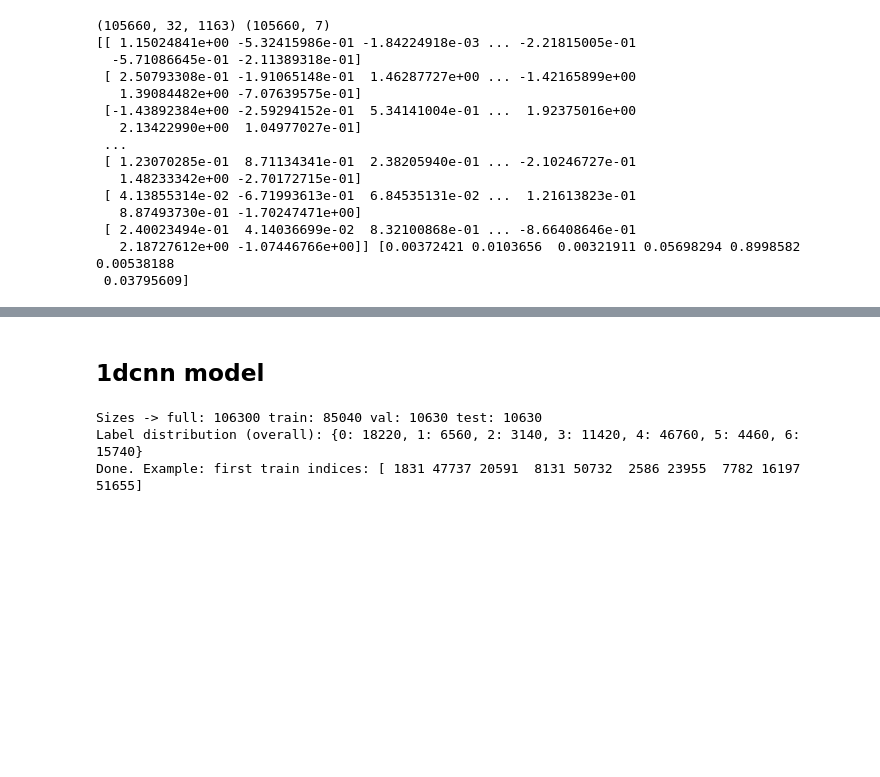
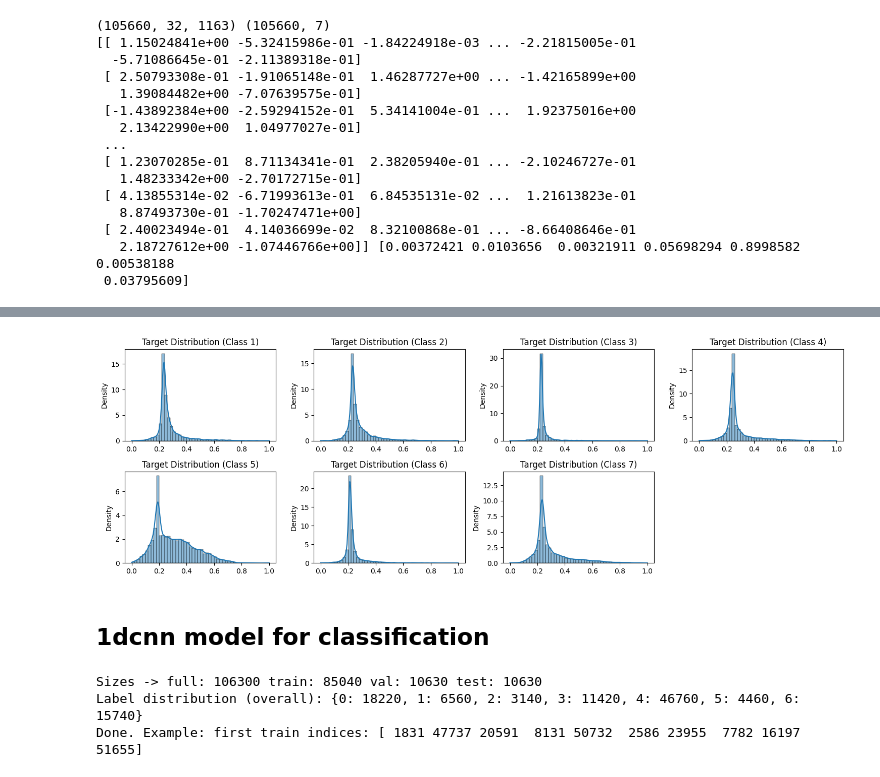
Before and after one commit to Jirapong2442/fMRI-Emotion-Analysis, a Jupyter notebook: get_regressor.ipynb, the cells around one changed output, grey strips where cells are left out. Cells and saved outputs as stored; diff of their text form; code cells hidden in the pictures; blank space fills up the shorter version.

```diff
--- a/get_regressor.ipynb
+++ b/get_regressor.ipynb
@@ -1240,0 +1277,12 @@ AttributeError: 'collections.OrderedDict' object has no attribute 'to'
+# %%
+import numpy as np
+
+# Set model to eval mode
+#load.eval()
+
+# Evaluate on test set
+test_results = evaluate_loss(model, test_loader, nn.SmoothL1Loss(), device=device, return_preds=True)
+metrics, preds, targets = test_results
+
+print("Test set metrics:")
+print(f"MSE: {metrics['mse']:.6f}, MAE: {metrics['mae']:.6f}, RMSE: {metrics['rmse']:.6f}")
@@ -1241,5 +1343,22 @@ AttributeError: 'collections.OrderedDict' object has no attribute 'to'
+# %%
+import numpy as np
+import matplotlib.pyplot as plt
+from scipy.stats import skew, kurtosis
+import seaborn as sns  # For KDE; install if needed, but optional
+# Assuming Y_windowed_mm is your memory-mapped array (105660, 7)
+n_classes = 7
+plt.figure(figsize=(15, 5))
+for i in range(n_classes):
+    y_i = Y_windowed_mm[:, i]  # Access one column (105660,)
+    plt.subplot(2, 4, i+1)
+    sns.histplot(y_i, bins=50, kde=True, stat="density")
+    plt.title(f"Target Distribution (Class {i+1})")
+plt.tight_layout()
+plt.show()
+# %% [output]
+[figure, added]
 # %% [markdown]
-## 1dcnn model
+## 1dcnn model for classification
 # %%
 Y_tmp = X1.iloc[:, 0:7].to_numpy()  # (5315, 7)
 Y_class = np.argmax(Y_tmp, axis=1)  # (5315,)
```
Also changed, not shown: parts of 74 cells of this notebook, 1 other file.
